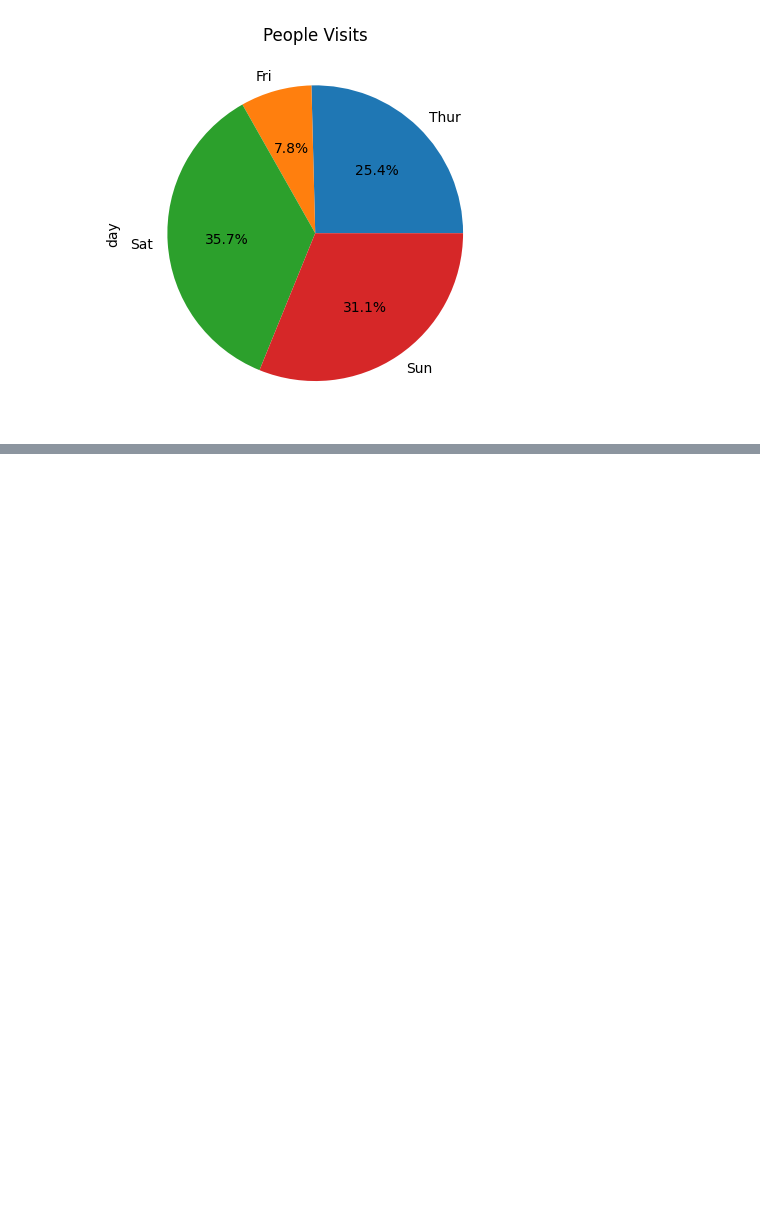
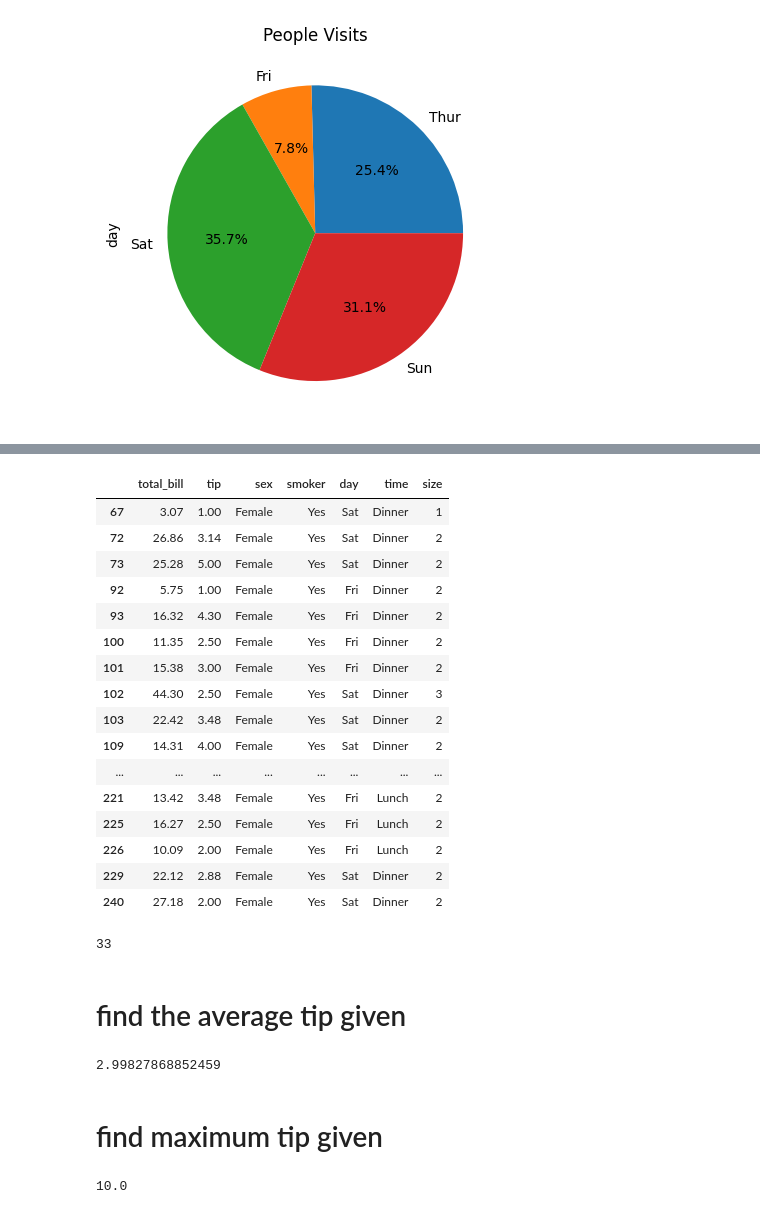
Before and after one commit to AnukulSri/Data-Analysis, a Jupyter notebook: Tips_Analysis/tippp.ipynb, the cells around one changed output, grey strips where cells are left out. Cells and saved outputs as stored; diff of their text form; code cells hidden in the pictures; blank space fills up the shorter version.

```diff
--- a/Tips_Analysis/tippp.ipynb
+++ b/Tips_Analysis/tippp.ipynb
@@ -301,0 +359,3 @@ px.bar(a,x=a.index,y=a,color=a.index)
+# %%
+femae_check = df['sex']=='Female'
+df[femae_check]
@@ -301,0 +401,37 @@ px.bar(a,x=a.index,y=a,color=a.index)
+# %%
+b= df[femae_check & smoker_check]
+b
+# %% [output]
+|  | total_bill | tip | sex | smoker | day | time | size |
+| 67 | 3.07 | 1.00 | Female | Yes | Sat | Dinner | 1 |
+| 72 | 26.86 | 3.14 | Female | Yes | Sat | Dinner | 2 |
+| 73 | 25.28 | 5.00 | Female | Yes | Sat | Dinner | 2 |
+| 92 | 5.75 | 1.00 | Female | Yes | Fri | Dinner | 2 |
+| 93 | 16.32 | 4.30 | Female | Yes | Fri | Dinner | 2 |
+| 100 | 11.35 | 2.50 | Female | Yes | Fri | Dinner | 2 |
+| 101 | 15.38 | 3.00 | Female | Yes | Fri | Dinner | 2 |
+| 102 | 44.30 | 2.50 | Female | Yes | Sat | Dinner | 3 |
+| 103 | 22.42 | 3.48 | Female | Yes | Sat | Dinner | 2 |
+| 109 | 14.31 | 4.00 | Female | Yes | Sat | Dinner | 2 |
+| ... | ... | ... | ... | ... | ... | ... | ... |
+| 221 | 13.42 | 3.48 | Female | Yes | Fri | Lunch | 2 |
+| 225 | 16.27 | 2.50 | Female | Yes | Fri | Lunch | 2 |
+| 226 | 10.09 | 2.00 | Female | Yes | Fri | Lunch | 2 |
+| 229 | 22.12 | 2.88 | Female | Yes | Sat | Dinner | 2 |
+| 240 | 27.18 | 2.00 | Female | Yes | Sat | Dinner | 2 |
+# %%
+b['smoker'].count()
+# %% [output]
+33
+# %% [markdown]
+# find the average tip given
+# %%
+df['tip'].mean()
+# %% [output]
+2.99827868852459
+# %% [markdown]
+# find maximum tip given
+# %%
+df['tip'].max()
+# %% [output]
+10.0
```
Also changed, not shown: parts of 12 cells of this notebook.
